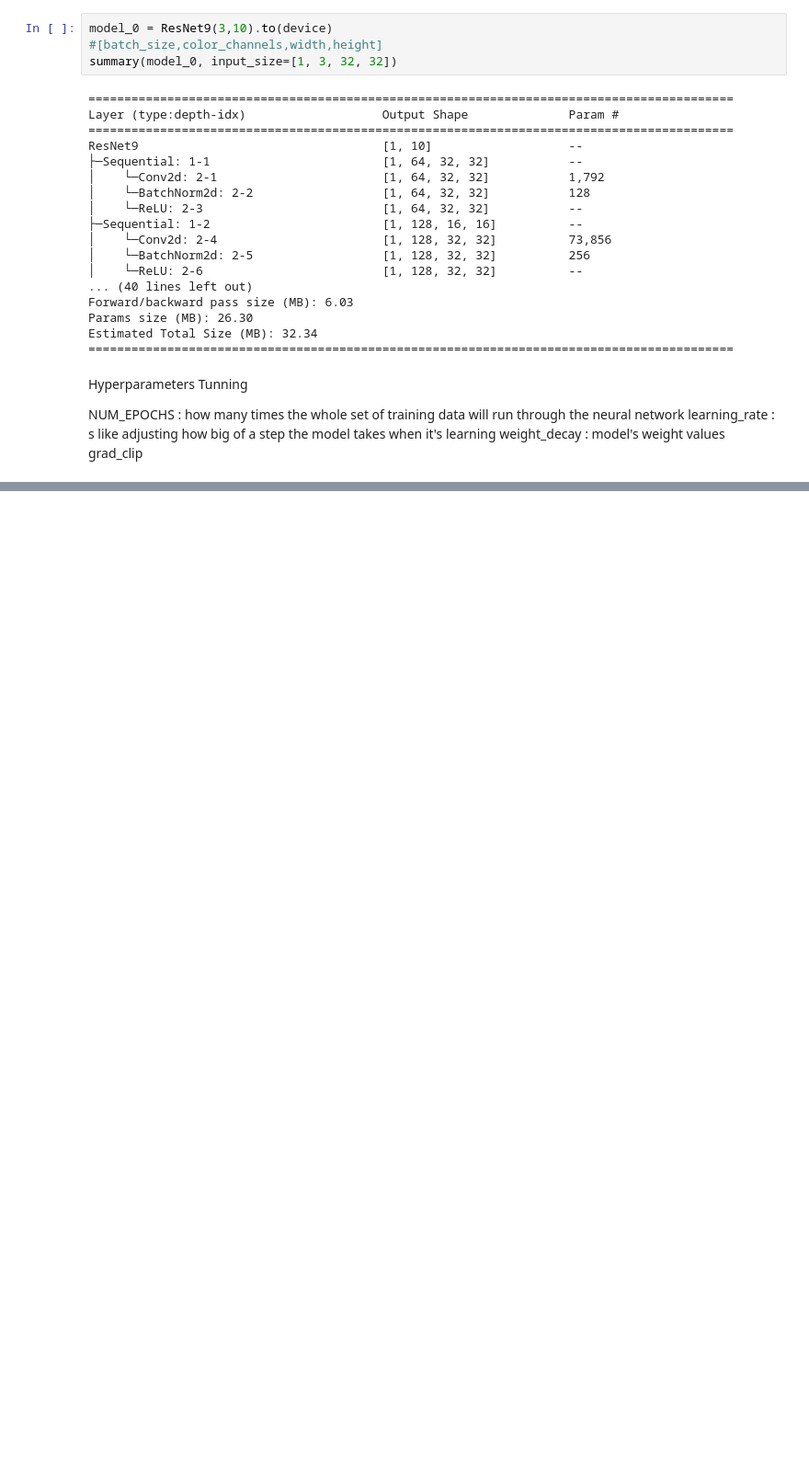
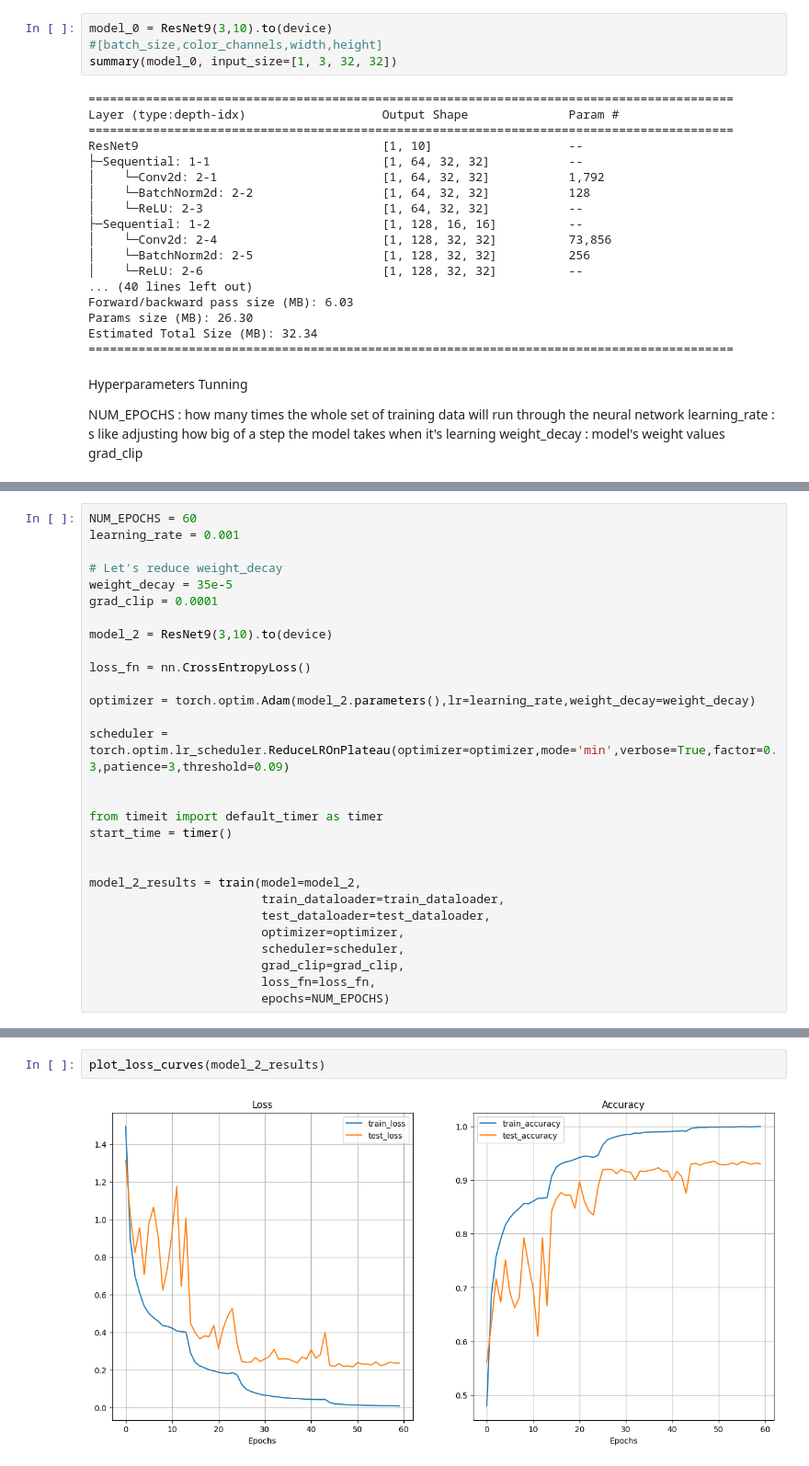
Before and after one commit to Ankandas14/Computer_Vision_DL, a Jupyter notebook: CFAIR.ipynb, the cells around one changed output, grey strips where cells are left out. Shown at 92% size. Saved outputs shown, nothing was run; the diff lists cells and outputs as text; blank space fills up the shorter version.

```diff
--- a/CFAIR.ipynb
+++ b/CFAIR.ipynb
@@ -398,0 +424,29 @@ print(f"Total training time: {end_time-start_time:.3f} seconds")
+# %%
+NUM_EPOCHS = 60
+learning_rate = 0.001
+
+# Let's reduce weight_decay
+weight_decay = 35e-5
+grad_clip = 0.0001
+
+model_2 = ResNet9(3,10).to(device)
+
+loss_fn = nn.CrossEntropyLoss()
+
+optimizer = torch.optim.Adam(model_2.parameters(),lr=learning_rate,weight_decay=weight_decay)
+
+scheduler = torch.optim.lr_scheduler.ReduceLROnPlateau(optimizer=optimizer,mode='min',verbose=True,factor=0.3,patience=3,threshold=0.09)
+
+
+from timeit import default_timer as timer
+start_time = timer()
+
+
+model_2_results = train(model=model_2,
+                        train_dataloader=train_dataloader,
+                        test_dataloader=test_dataloader,
+                        optimizer=optimizer,
+                        scheduler=scheduler,
+                        grad_clip=grad_clip,
+                        loss_fn=loss_fn,
+                        epochs=NUM_EPOCHS)
@@ -398,0 +471,4 @@ print(f"Total training time: {end_time-start_time:.3f} seconds")
+# %%
+plot_loss_curves(model_2_results)
+# %% [output]
+[figure, added]
```
Also changed, not shown: parts of 9 cells of this notebook.
